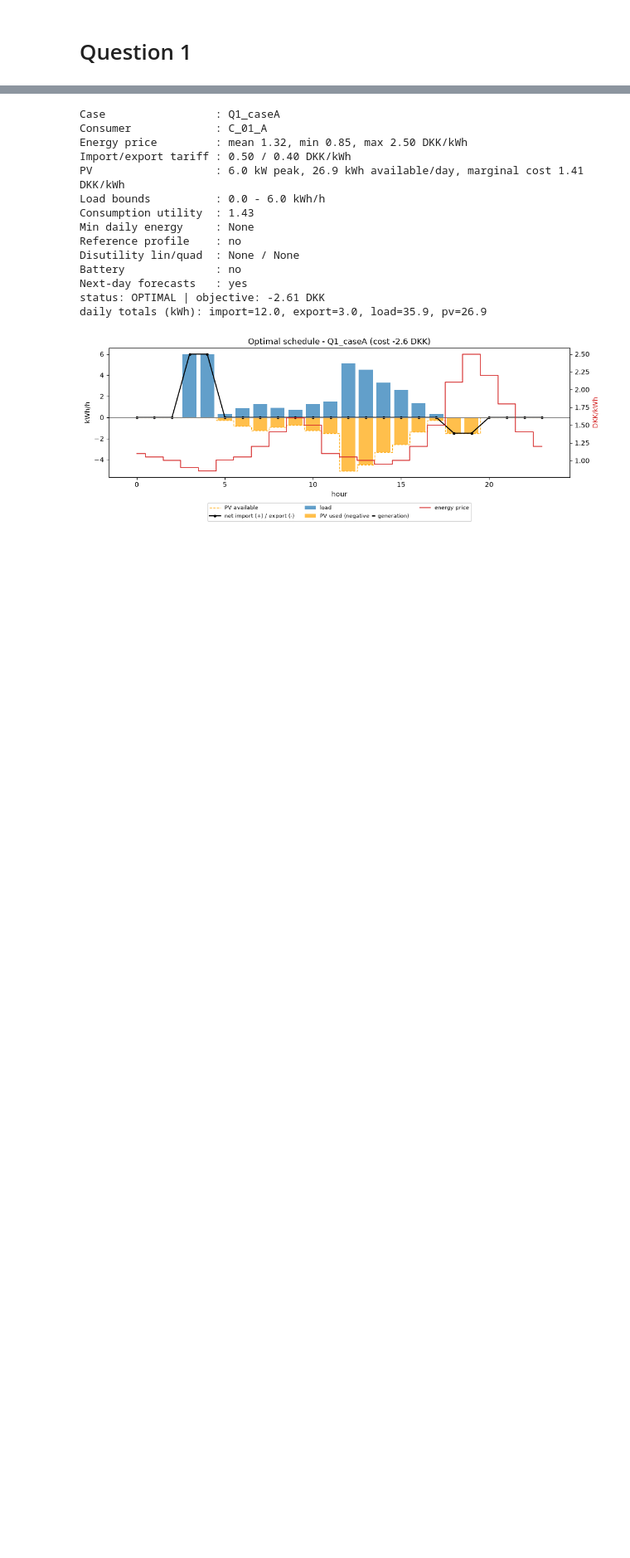
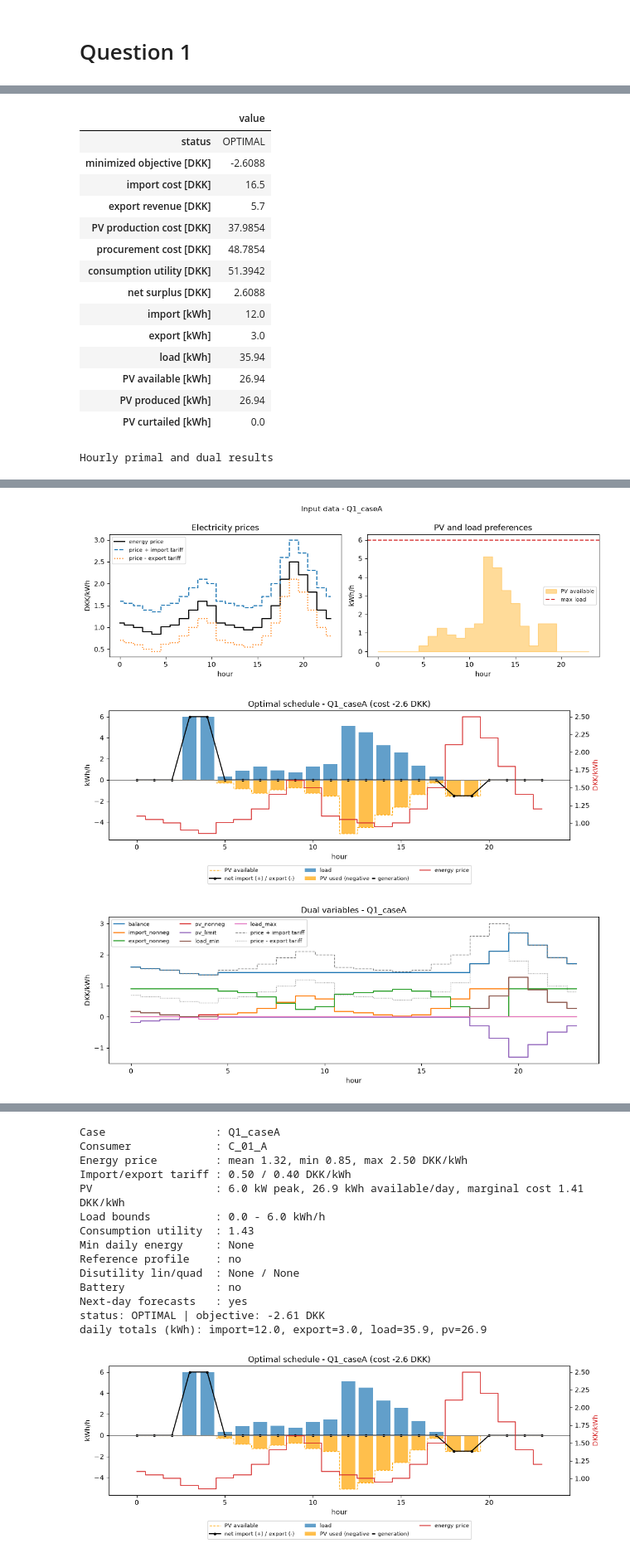
Before and after one commit to Mammutdej/46750----Assignment-1, a Jupyter notebook: Runner.ipynb, the cells around one changed output, grey strips where cells are left out. Shown at 83% size. Drawn from its saved outputs; the diff is of its cells as text; code cells hidden in the pictures; blank space fills up the shorter version.

```diff
--- a/Runner.ipynb
+++ b/Runner.ipynb
@@ -1,2 +1,17 @@
 # %% [markdown]
 # Question 1
+# %%
+from pathlib import Path
+
+import matplotlib.pyplot as plt
+import numpy as np
+import pandas as pd
+from IPython.display import display
+
+from src.data_loader import load_question
+from src.model import FlexibleConsumerModel
+from src.plotting import plot_duals, plot_inputs, plot_schedule
+
+RESULTS_DIR = Path("results")
+pd.set_option("display.max_columns", None)
+pd.set_option("display.width", 220)
@@ -2,0 +134,4 @@
+# %%
+case_a = run_question_1_case("Q1_caseA")
+case_b = run_question_1_case("Q1_caseB")
+# %% [output]
@@ -2,0 +155,16 @@
+|  | value |
+| status | OPTIMAL |
+| minimized objective [DKK] | -2.6088 |
+| import cost [DKK] | 16.5 |
+| export revenue [DKK] | 5.7 |
+| PV production cost [DKK] | 37.9854 |
+| procurement cost [DKK] | 48.7854 |
+| consumption utility [DKK] | 51.3942 |
+| net surplus [DKK] | 2.6088 |
+| import [kWh] | 12.0 |
+| export [kWh] | 3.0 |
+| load [kWh] | 35.94 |
+| PV available [kWh] | 26.94 |
+| PV produced [kWh] | 26.94 |
+| PV curtailed [kWh] | 0.0 |
+Hourly primal and dual results
@@ -2,0 +189,3 @@
+[figure, added]
+[figure, added]
+[figure, added]
```
Also changed, not shown: parts of 4 cells of this notebook.
